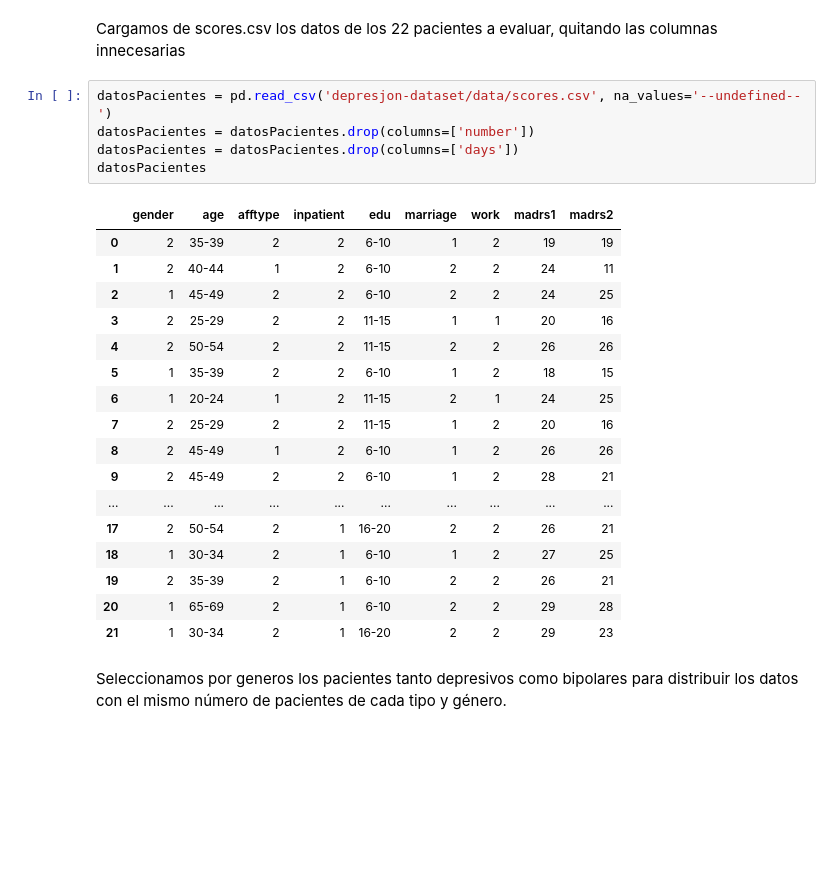
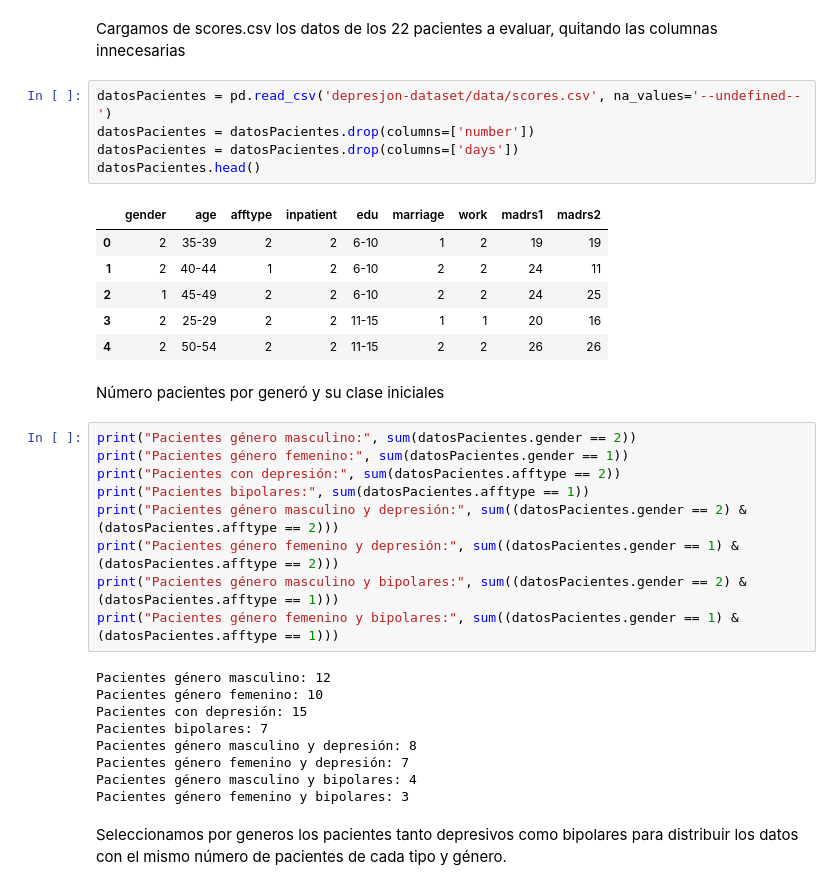
Before and after one commit to MrDevoid/TFG, a Jupyter notebook: actividad2.ipynb, the cells around one changed output. Drawn from its saved outputs; the diff is of its cells as text; blank space fills up the shorter version.

```diff
--- a/actividad2.ipynb
+++ b/actividad2.ipynb
@@ -19,26 +19,35 @@ Cargamos de scores.csv los datos de los 22 pacientes a evaluar, quitando las col
 # %%
 datosPacientes = pd.read_csv('depresjon-dataset/data/scores.csv', na_values='--undefined--')
 datosPacientes = datosPacientes.drop(columns=['number'])
 datosPacientes = datosPacientes.drop(columns=['days'])
-datosPacientes
+datosPacientes.head()
 # %% [output]
 |  | gender | age | afftype | inpatient | edu | marriage | work | madrs1 | madrs2 |
 | 0 | 2 | 35-39 | 2 | 2 | 6-10 | 1 | 2 | 19 | 19 |
 | 1 | 2 | 40-44 | 1 | 2 | 6-10 | 2 | 2 | 24 | 11 |
 | 2 | 1 | 45-49 | 2 | 2 | 6-10 | 2 | 2 | 24 | 25 |
 | 3 | 2 | 25-29 | 2 | 2 | 11-15 | 1 | 1 | 20 | 16 |
 | 4 | 2 | 50-54 | 2 | 2 | 11-15 | 2 | 2 | 26 | 26 |
-| 5 | 1 | 35-39 | 2 | 2 | 6-10 | 1 | 2 | 18 | 15 |
-| 6 | 1 | 20-24 | 1 | 2 | 11-15 | 2 | 1 | 24 | 25 |
-| 7 | 2 | 25-29 | 2 | 2 | 11-15 | 1 | 2 | 20 | 16 |
-| 8 | 2 | 45-49 | 1 | 2 | 6-10 | 1 | 2 | 26 | 26 |
-| 9 | 2 | 45-49 | 2 | 2 | 6-10 | 1 | 2 | 28 | 21 |
-| ... | ... | ... | ... | ... | ... | ... | ... | ... | ... |
-| 17 | 2 | 50-54 | 2 | 1 | 16-20 | 2 | 2 | 26 | 21 |
-| 18 | 1 | 30-34 | 2 | 1 | 6-10 | 1 | 2 | 27 | 25 |
-| 19 | 2 | 35-39 | 2 | 1 | 6-10 | 2 | 2 | 26 | 21 |
-| 20 | 1 | 65-69 | 2 | 1 | 6-10 | 2 | 2 | 29 | 28 |
-| 21 | 1 | 30-34 | 2 | 1 | 16-20 | 2 | 2 | 29 | 23 |
+# %% [markdown]
+Número pacientes por generó y su clase iniciales
+# %%
+print("Pacientes género masculino:", sum(datosPacientes.gender == 2))
+print("Pacientes género femenino:", sum(datosPacientes.gender == 1))
+print("Pacientes con depresión:", sum(datosPacientes.afftype == 2))
+print("Pacientes bipolares:", sum(datosPacientes.afftype == 1))
+print("Pacientes género masculino y depresión:", sum((datosPacientes.gender == 2) & (datosPacientes.afftype == 2)))
+print("Pacientes género femenino y depresión:", sum((datosPacientes.gender == 1) & (datosPacientes.afftype == 2)))
+print("Pacientes género masculino y bipolares:", sum((datosPacientes.gender == 2) & (datosPacientes.afftype == 1)))
+print("Pacientes género femenino y bipolares:", sum((datosPacientes.gender == 1) & (datosPacientes.afftype == 1)))
+# %% [output]
+Pacientes género masculino: 12
+Pacientes género femenino: 10
+Pacientes con depresión: 15
+Pacientes bipolares: 7
+Pacientes género masculino y depresión: 8
+Pacientes género femenino y depresión: 7
+Pacientes género masculino y bipolares: 4
+Pacientes género femenino y bipolares: 3
 # %% [markdown]
 Seleccionamos por generos los pacientes tanto depresivos como bipolares para distribuir los datos con el mismo
 número de pacientes de cada tipo y género.
```
Also changed, not shown: parts of 27 cells of this notebook.
